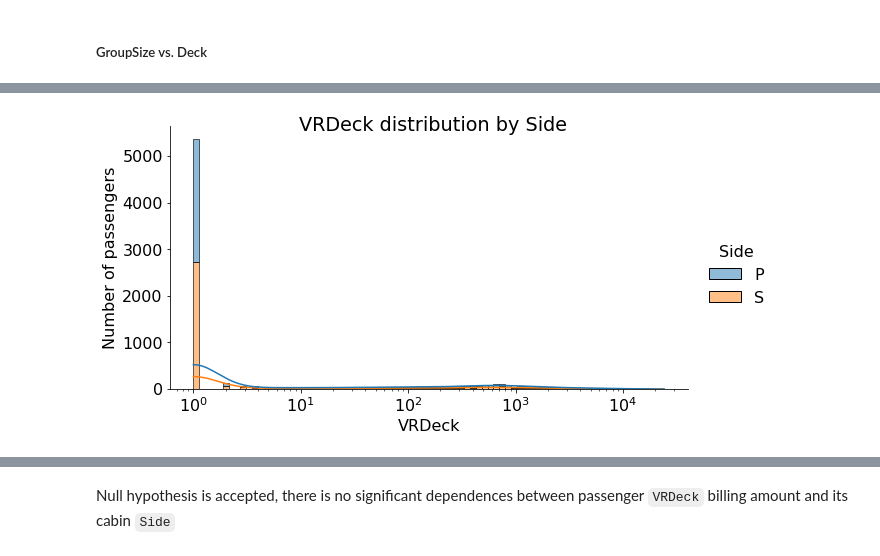
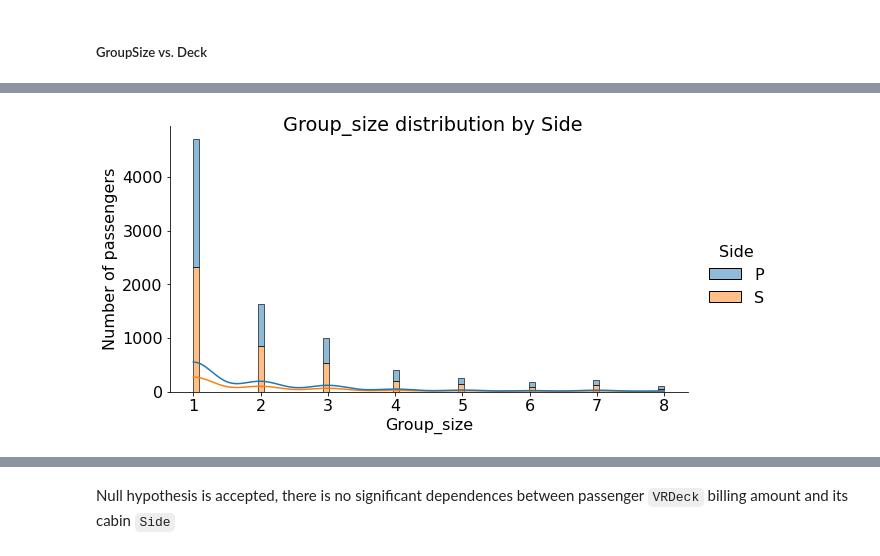
Before and after one commit to ParalogyX/spaceship_titanic, a Jupyter notebook: EDA.ipynb, the cells around one changed output, grey strips where cells are left out. Saved outputs shown, nothing was run; the diff lists cells and outputs as text; code cells hidden in the pictures.

```diff
--- a/EDA.ipynb
+++ b/EDA.ipynb
@@ -2263,5 +2263,5 @@ Most amount of money spent some passengers from decks B and and almost nobody fr
-# %%
-group_displot(('VRDeck', 'Side'), log_scales=(True, False))
-# %% [output]
-[figure, removed]
+# %%
+group_displot(('Group_size', 'Side'))
+# %% [output]
+[figure, added]
 # %%
```
Also changed, not shown: parts of 17 cells of this notebook.
